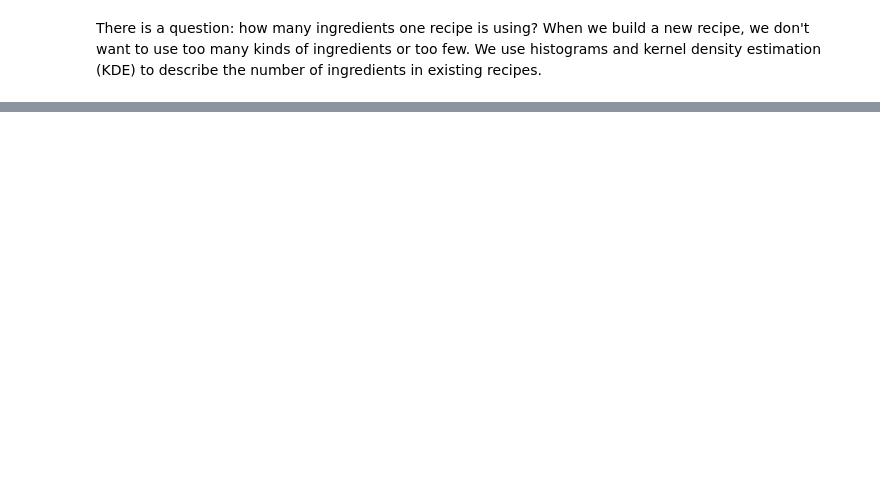
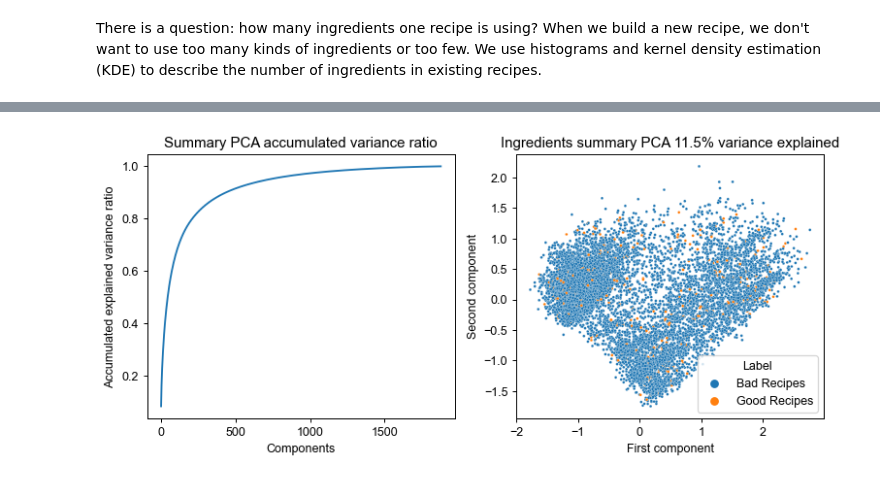
Before and after one commit to corrimare/recipe, a Jupyter notebook: notebooks/recipe.ipynb, the cells around one changed output, grey strips where cells are left out. Drawn from its saved outputs; the diff is of its cells as text; code cells hidden in the pictures; blank space fills up the shorter version.

```diff
--- a/notebooks/recipe.ipynb
+++ b/notebooks/recipe.ipynb
@@ -431,7 +472,7 @@ star2=[]
 star1=[]
 ratings=reviews.groupby(['RecipeID', 'Rate'])['Rate'].count()
 for id in tqdm.tqdm(recipes['RecipeID']):
-    dataframe=ratings.loc[pd.IndexSlice[id, 1:5], :].rename('Count')
+    dataframe=ratings.loc[pd.IndexSlice[id, 1:5]].rename('Count')
     inner_index=dataframe.index.get_level_values(level=1)
     inner_index_weight=pd.Series(inner_index).replace({5:100, 4:75, 3:50, 2:25, 1:0})
     this_score=0
@@ -1091,0 +929,43 @@ pprint(lda_model.print_topics())
+# %%
+#############################################################
+# Prepare the one-hot encoding data frame
+#############################################################
+with open('../data/processed/scores.pkl', 'rb') as file:
+    scores=pickle.load(file)
+#############################################################
+pcaing0=pd.merge(ingredients_final, methods_final, on='RecipeID', how='left').set_index('RecipeID')
+pcaing1=pcaing0.merge(scores[['Score']], how='left', on='RecipeID')
+pcaing1['Label']=pcaing1['Score'].apply(lambda x: 1 if x>=80000 else 0)
+pcaing=pcaing1.drop(columns=['Score'])
+#############################################################
+# Final data frame for modeling
+#############################################################
+with open('../data/processed/data.pkl', 'wb') as file:
+    pickle.dump(pcaing, file)
+#############################################################
+# %%
+#############################################################
+# PCA analysis
+#############################################################
+with open('../data/processed/data.pkl', 'rb') as file:
+    data=pickle.load(file)
+pca=PCA().fit(data.drop(columns=['Label']))
+pca_x=pca.transform(data.drop(columns=['Label']))
+fig, (ax1, ax2)=plt.subplots(1, 2, figsize=(10, 4))
+_=ax1.plot(pca.explained_variance_ratio_.cumsum())
+_=ax1.set_xlabel('Components')
+_=ax1.set_ylabel('Accumulated explained variance ratio')
+_=ax1.set_title('Summary PCA accumulated variance ratio')
+_=sns.scatterplot(
+    x=pca_x[:, 0],
+    y=pca_x[:, 1],
+    s=5,
+    hue=data['Label'].apply(lambda x: 'Good Recipes' if x==1 else 'Bad Recipes'),
+    ax=ax2)
+_=ax2.set_xlabel('First component')
+_=ax2.set_ylabel('Second component')
+_=ax2.set_title(
+    'Ingredients summary PCA {:.1f}% variance explained'.format(100*pca.explained_variance_ratio_.cumsum()[1]))
+plt.show()
+# %% [output]
+[figure, added]
```
Also changed, not shown: parts of 119 cells of this notebook.
